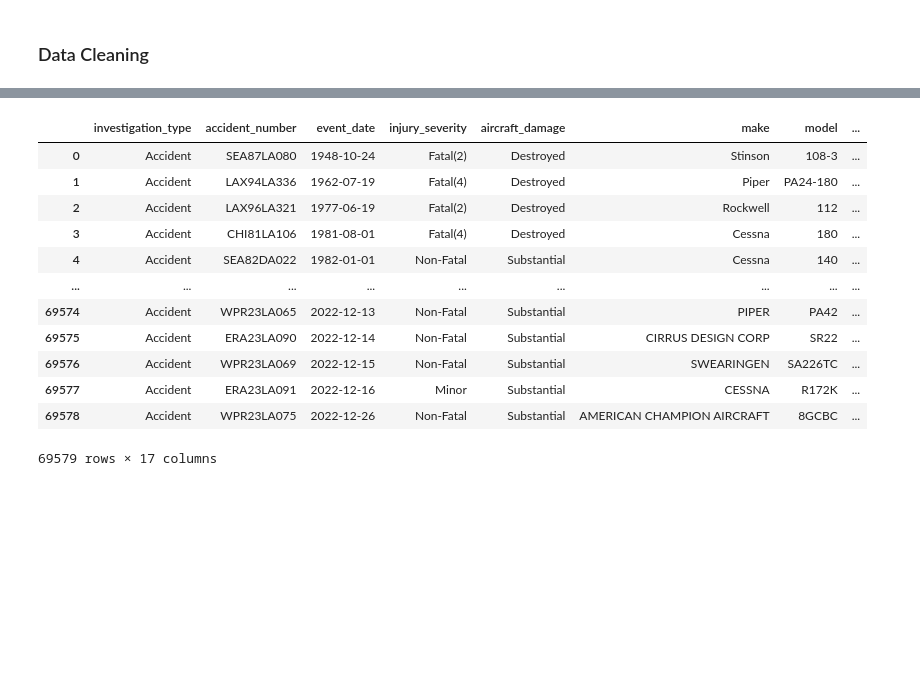
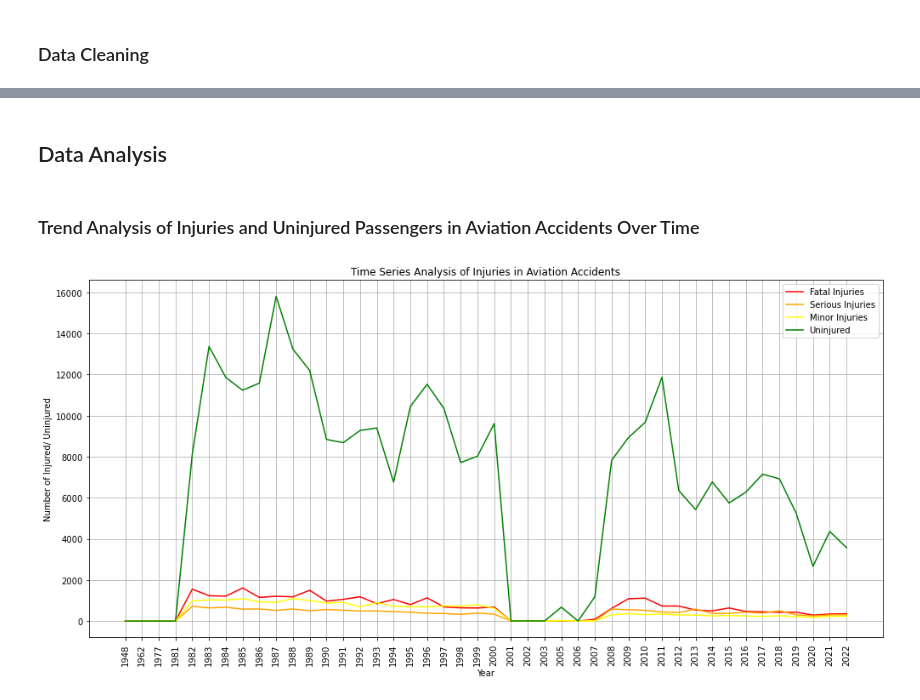
Before and after one commit to tracy-gwehona/Aviation-Risk-Analysis, a Jupyter notebook: student.ipynb, the cells around one changed output, grey strips where cells are left out. Saved outputs shown, nothing was run; the diff lists cells and outputs as text; code cells hidden in the pictures; blank space fills up the shorter version.

```diff
--- a/student.ipynb
+++ b/student.ipynb
@@ -163,7 +173,7 @@ aviation_data = aviation_data.drop(columns = drop_columns)
 # %%
 # Drop columns that are irrelevant to my analysis
 
-drop_columns_2 = ['event_id', 'location', 'country', 'registration_number', 'broad_phase_of_flight', 'report_status',
+drop_columns_2 = ['event_id', 'accident_number', 'location', 'country', 'registration_number', 'broad_phase_of_flight', 'report_status',
                   'publication_date']
 aviation_data = aviation_data.drop(columns = drop_columns_2)
 # %%
@@ -263,16 +266,32 @@ aviation_data['year'] = [date[:4] for date in aviation_data['event_date']]
-# %%
-aviation_data
-# %% [output]
-|  | investigation_type | accident_number | event_date | injury_severity | aircraft_damage | make | model | ... |
-| 0 | Accident | SEA87LA080 | 1948-10-24 | Fatal(2) | Destroyed | Stinson | 108-3 | ... |
-| 1 | Accident | LAX94LA336 | 1962-07-19 | Fatal(4) | Destroyed | Piper | PA24-180 | ... |
-| 2 | Accident | LAX96LA321 | 1977-06-19 | Fatal(2) | Destroyed | Rockwell | 112 | ... |
-| 3 | Accident | CHI81LA106 | 1981-08-01 | Fatal(4) | Destroyed | Cessna | 180 | ... |
-| 4 | Accident | SEA82DA022 | 1982-01-01 | Non-Fatal | Substantial | Cessna | 140 | ... |
-| ... | ... | ... | ... | ... | ... | ... | ... | ... |
-| 69574 | Accident | WPR23LA065 | 2022-12-13 | Non-Fatal | Substantial | PIPER | PA42 | ... |
-| 69575 | Accident | ERA23LA090 | 2022-12-14 | Non-Fatal | Substantial | CIRRUS DESIGN CORP | SR22 | ... |
-| 69576 | Accident | WPR23LA069 | 2022-12-15 | Non-Fatal | Substantial | SWEARINGEN | SA226TC | ... |
-| 69577 | Accident | ERA23LA091 | 2022-12-16 | Minor | Substantial | CESSNA | R172K | ... |
-| 69578 | Accident | WPR23LA075 | 2022-12-26 | Non-Fatal | Substantial | AMERICAN CHAMPION AIRCRAFT | 8GCBC | ... |
-69579 rows × 17 columns
+# %% [markdown]
+## Data Analysis
+# %% [markdown]
+### Trend Analysis of Injuries and Uninjured Passengers in Aviation Accidents Over Time
+# %%
+# Group by year
+year_grouped = aviation_data.groupby('year').agg({
+    'total_fatal_injuries': 'sum',
+    'total_serious_injuries': 'sum',
+    'total_minor_injuries': 'sum',
+    'total_uninjured': 'sum'
+}).reset_index()
+
+# Plot
+plt.figure(figsize=(14, 7))
+
+plt.plot(year_grouped['year'], year_grouped['total_fatal_injuries'], label='Fatal Injuries', color='red')
+plt.plot(year_grouped['year'], year_grouped['total_serious_injuries'], label='Serious Injuries', color='orange')
+plt.plot(year_grouped['year'], year_grouped['total_minor_injuries'], label='Minor Injuries', color='yellow')
+plt.plot(year_grouped['year'], year_grouped['total_uninjured'], label='Uninjured', color='green')
+
+# Adding labels and title
+plt.title('Time Series Analysis of Injuries in Aviation Accidents')
+plt.xlabel('Year')
+plt.ylabel('Number of Injured/ Uninjured')
+plt.legend()
+plt.xticks(rotation=90)
+
+plt.tight_layout()
+plt.grid()
+# %% [output]
+[figure, added]
```
Also changed, not shown: parts of 36 cells of this notebook.
